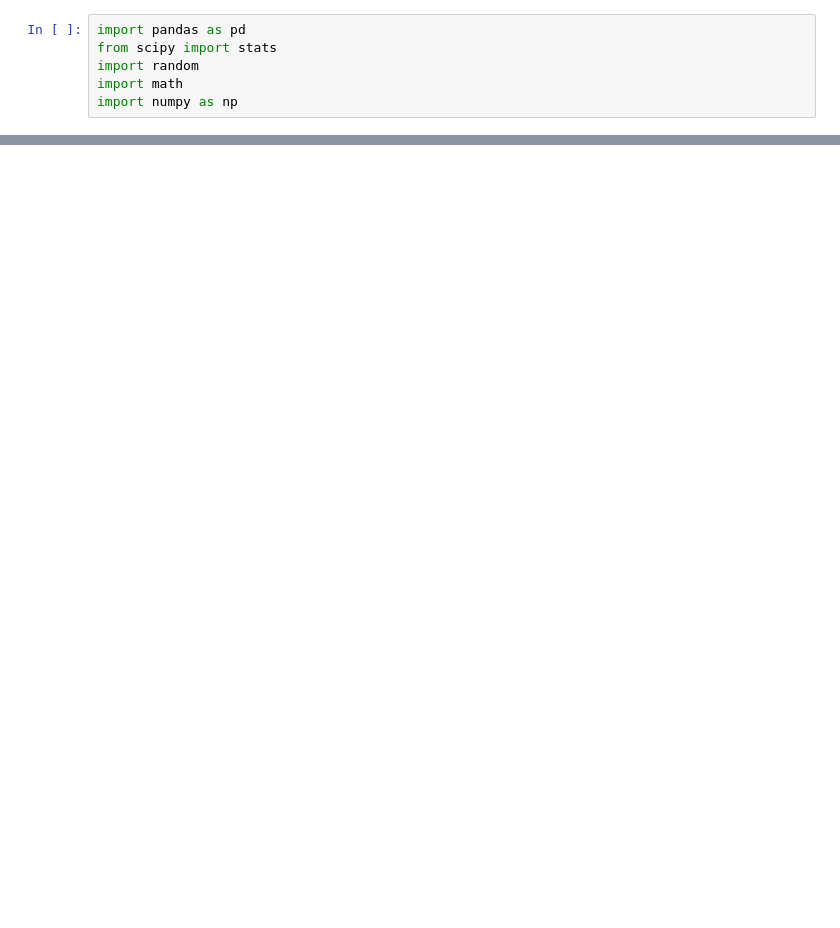
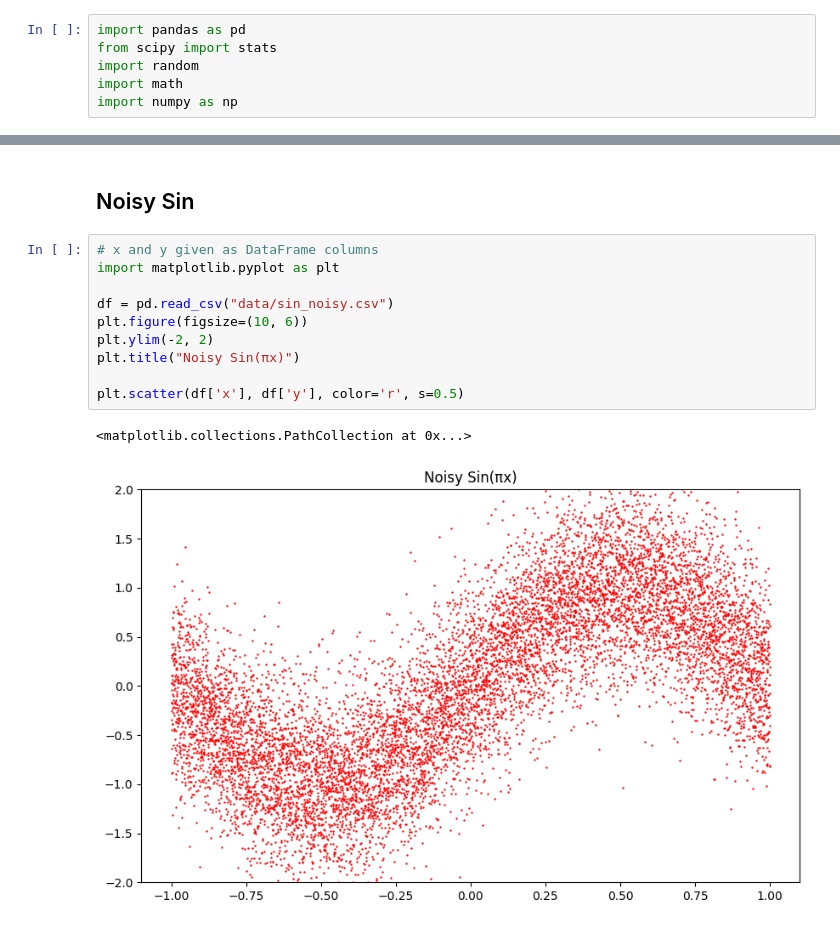
Before and after one commit to JedsadaSrijunpoe/Machine-Learning, a Jupyter notebook: Performance_Estimation.ipynb, the cells around one changed output, grey strips where cells are left out. Saved outputs shown, nothing was run; the diff lists cells and outputs as text; blank space fills up the shorter version.

```diff
--- a/Performance_Estimation.ipynb
+++ b/Performance_Estimation.ipynb
@@ -254,0 +544,15 @@ Average RRSE : 3.1694
+# %% [markdown]
+## Noisy Sin
+# %%
+# x and y given as DataFrame columns
+import matplotlib.pyplot as plt
+
+df = pd.read_csv("data/sin_noisy.csv")
+plt.figure(figsize=(10, 6))
+plt.ylim(-2, 2)
+plt.title("Noisy Sin(πx)")
+
+plt.scatter(df['x'], df['y'], color='r', s=0.5)
+# %% [output]
+<matplotlib.collections.PathCollection at 0x...>
+[figure, added]
```
Also changed, not shown: parts of 42 cells of this notebook, 2 other files.
